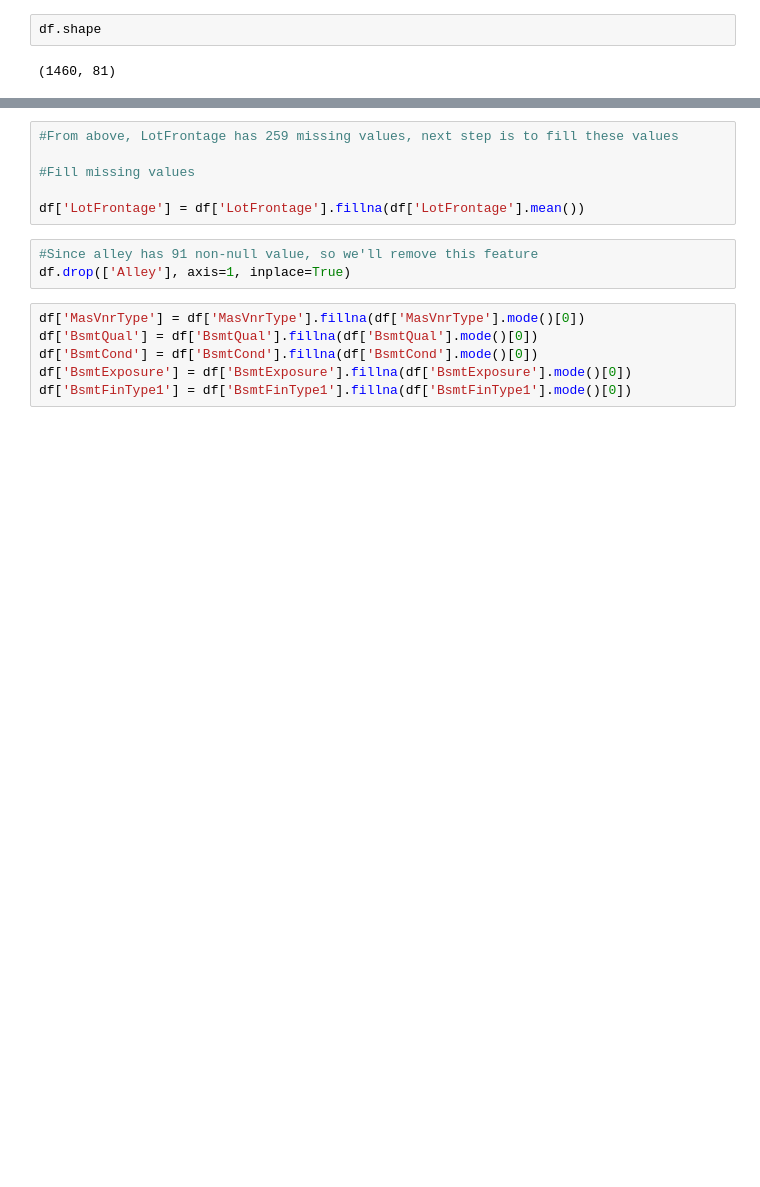
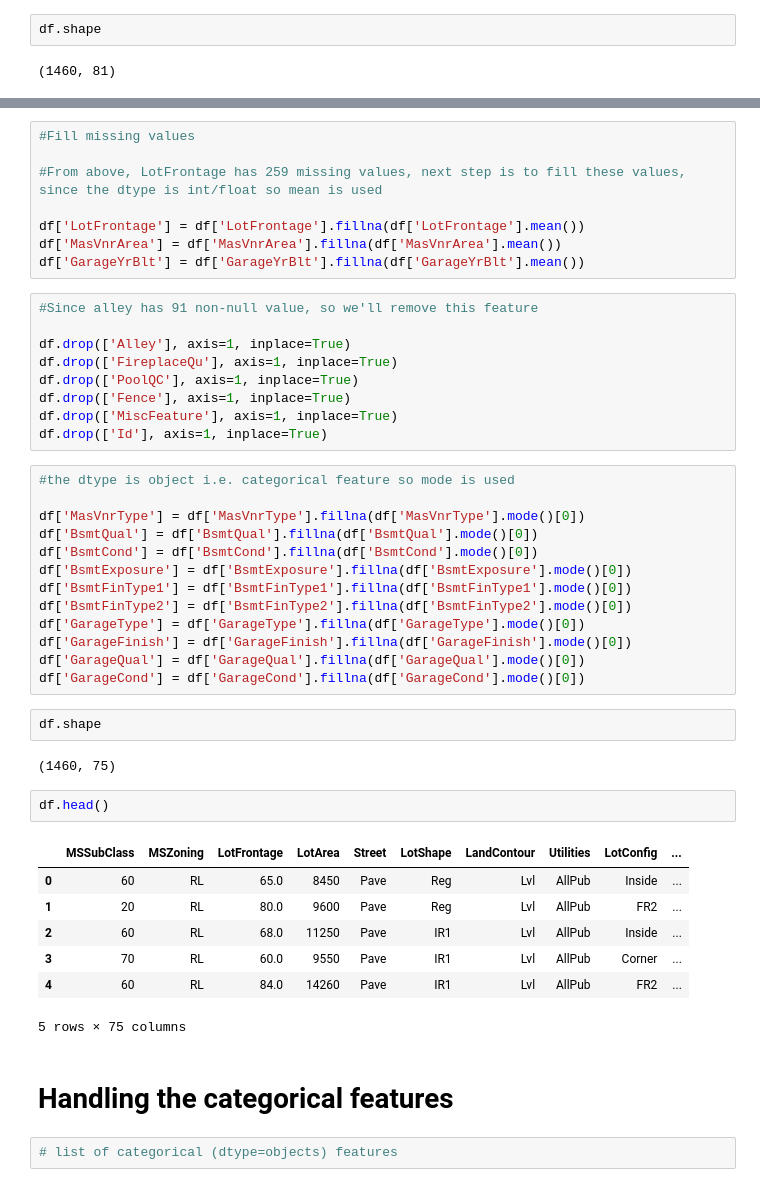
Before and after one commit to chahak31/Kaggle, a Jupyter notebook: House Prices/TrainData.ipynb, the cells around one changed output, grey strips where cells are left out. Drawn from its saved outputs; the diff is of its cells as text; blank space fills up the shorter version.

```diff
--- a/House Prices/TrainData.ipynb
+++ b/House Prices/TrainData.ipynb
@@ -67,15 +70,48 @@ memory usage: 912.6+ KB
 # %%
-#From above, LotFrontage has 259 missing values, next step is to fill these values
-
 #Fill missing values
 
+#From above, LotFrontage has 259 missing values, next step is to fill these values, since the dtype is int/float so mean is used
+
 df['LotFrontage'] = df['LotFrontage'].fillna(df['LotFrontage'].mean())
+df['MasVnrArea'] = df['MasVnrArea'].fillna(df['MasVnrArea'].mean())
+df['GarageYrBlt'] = df['GarageYrBlt'].fillna(df['GarageYrBlt'].mean())
 # %%
 #Since alley has 91 non-null value, so we'll remove this feature
+
 df.drop(['Alley'], axis=1, inplace=True)
+df.drop(['FireplaceQu'], axis=1, inplace=True)
+df.drop(['PoolQC'], axis=1, inplace=True)
+df.drop(['Fence'], axis=1, inplace=True)
+df.drop(['MiscFeature'], axis=1, inplace=True)
+df.drop(['Id'], axis=1, inplace=True)
 # %%
+#the dtype is object i.e. categorical feature so mode is used
+
 df['MasVnrType'] = df['MasVnrType'].fillna(df['MasVnrType'].mode()[0])
 df['BsmtQual'] = df['BsmtQual'].fillna(df['BsmtQual'].mode()[0])
 df['BsmtCond'] = df['BsmtCond'].fillna(df['BsmtCond'].mode()[0])
 df['BsmtExposure'] = df['BsmtExposure'].fillna(df['BsmtExposure'].mode()[0])
 df['BsmtFinType1'] = df['BsmtFinType1'].fillna(df['BsmtFinType1'].mode()[0])
+df['BsmtFinType2'] = df['BsmtFinType2'].fillna(df['BsmtFinType2'].mode()[0])
+df['GarageType'] = df['GarageType'].fillna(df['GarageType'].mode()[0])
+df['GarageFinish'] = df['GarageFinish'].fillna(df['GarageFinish'].mode()[0])
+df['GarageQual'] = df['GarageQual'].fillna(df['GarageQual'].mode()[0])
+df['GarageCond'] = df['GarageCond'].fillna(df['GarageCond'].mode()[0])
+# %%
+df.shape
+# %% [output]
+(1460, 75)
+# %%
+df.head()
+# %% [output]
+|  | MSSubClass | MSZoning | LotFrontage | LotArea | Street | LotShape | LandContour | Utilities | LotConfig | ... |
+| 0 | 60 | RL | 65.0 | 8450 | Pave | Reg | Lvl | AllPub | Inside | ... |
+| 1 | 20 | RL | 80.0 | 9600 | Pave | Reg | Lvl | AllPub | FR2 | ... |
+| 2 | 60 | RL | 68.0 | 11250 | Pave | IR1 | Lvl | AllPub | Inside | ... |
+| 3 | 70 | RL | 60.0 | 9550 | Pave | IR1 | Lvl | AllPub | Corner | ... |
+| 4 | 60 | RL | 84.0 | 14260 | Pave | IR1 | Lvl | AllPub | FR2 | ... |
+5 rows × 75 columns
+# %% [markdown]
+# Handling the categorical features
+# %%
+# list of categorical (dtype=objects) features
```
Also changed, not shown: parts of 4 cells of this notebook.
